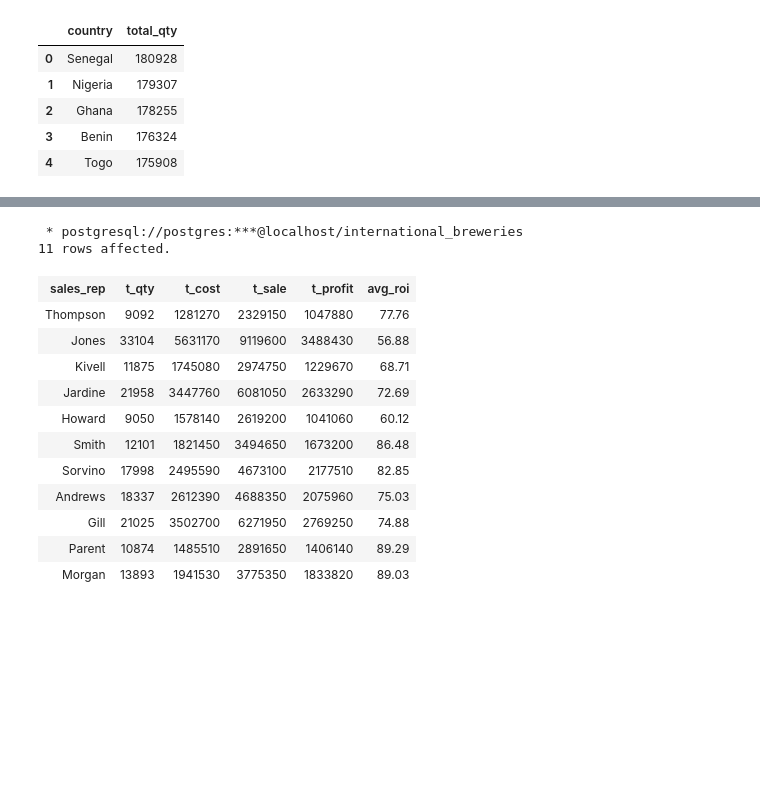
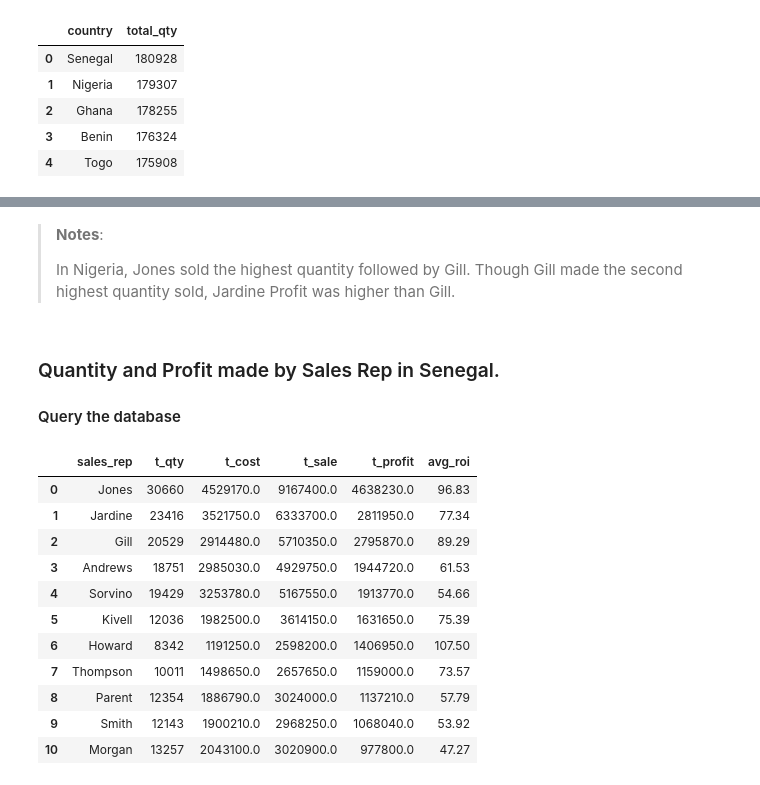
Before and after one commit to TelRich/International-Breweries-Analysis-with-SQL-and-Python, a Jupyter notebook: brew.ipynb, the cells around one changed output, grey strips where cells are left out. Drawn from its saved outputs; the diff is of its cells as text; code cells hidden in the pictures; blank space fills up the shorter version.

```diff
--- a/brew.ipynb
+++ b/brew.ipynb
@@ -657,28 +933,40 @@ fig.update_layout(width=800)
+# %% [markdown]
+>**Notes**:
+>
+> In Nigeria, Jones sold the highest quantity followed by Gill. Though Gill made the second highest quantity sold, Jardine Profit was higher than Gill.
+# %% [markdown]
+### Quantity and Profit made by Sales Rep in Senegal.
+
+#### Query the database
 # %%
-%%sql
+query = '''
 SELECT
     sales_rep,
     SUM(quantity_sold) t_qty,
     SUM(total_cost) t_cost,
     SUM(total_sale) t_sale,
     SUM(profit) t_profit,
     ROUND(AVG(roi), 2) avg_roi
 FROM
-    nigeria
+    senegal
 GROUP BY
     sales_rep
+ORDER BY
+    t_profit DESC
+'''
+
+se_sl = pd.read_sql_query(query, engine)
+se_sl
 # %% [output]
- * postgresql://postgres:***@localhost/international_breweries
-11 rows affected.
-| sales_rep | t_qty | t_cost | t_sale | t_profit | avg_roi |
-| Thompson | 9092 | 1281270 | 2329150 | 1047880 | 77.76 |
-| Jones | 33104 | 5631170 | 9119600 | 3488430 | 56.88 |
-| Kivell | 11875 | 1745080 | 2974750 | 1229670 | 68.71 |
-| Jardine | 21958 | 3447760 | 6081050 | 2633290 | 72.69 |
-| Howard | 9050 | 1578140 | 2619200 | 1041060 | 60.12 |
-| Smith | 12101 | 1821450 | 3494650 | 1673200 | 86.48 |
-| Sorvino | 17998 | 2495590 | 4673100 | 2177510 | 82.85 |
-| Andrews | 18337 | 2612390 | 4688350 | 2075960 | 75.03 |
-| Gill | 21025 | 3502700 | 6271950 | 2769250 | 74.88 |
-| Parent | 10874 | 1485510 | 2891650 | 1406140 | 89.29 |
-| Morgan | 13893 | 1941530 | 3775350 | 1833820 | 89.03 |
+|  | sales_rep | t_qty | t_cost | t_sale | t_profit | avg_roi |
+| 0 | Jones | 30660 | 4529170.0 | 9167400.0 | 4638230.0 | 96.83 |
+| 1 | Jardine | 23416 | 3521750.0 | 6333700.0 | 2811950.0 | 77.34 |
+| 2 | Gill | 20529 | 2914480.0 | 5710350.0 | 2795870.0 | 89.29 |
+| 3 | Andrews | 18751 | 2985030.0 | 4929750.0 | 1944720.0 | 61.53 |
+| 4 | Sorvino | 19429 | 3253780.0 | 5167550.0 | 1913770.0 | 54.66 |
+| 5 | Kivell | 12036 | 1982500.0 | 3614150.0 | 1631650.0 | 75.39 |
+| 6 | Howard | 8342 | 1191250.0 | 2598200.0 | 1406950.0 | 107.50 |
+| 7 | Thompson | 10011 | 1498650.0 | 2657650.0 | 1159000.0 | 73.57 |
+| 8 | Parent | 12354 | 1886790.0 | 3024000.0 | 1137210.0 | 57.79 |
+| 9 | Smith | 12143 | 1900210.0 | 2968250.0 | 1068040.0 | 53.92 |
+| 10 | Morgan | 13257 | 2043100.0 | 3020900.0 | 977800.0 | 47.27 |
```
Also changed, not shown: parts of 61 cells of this notebook, 1 other file.
